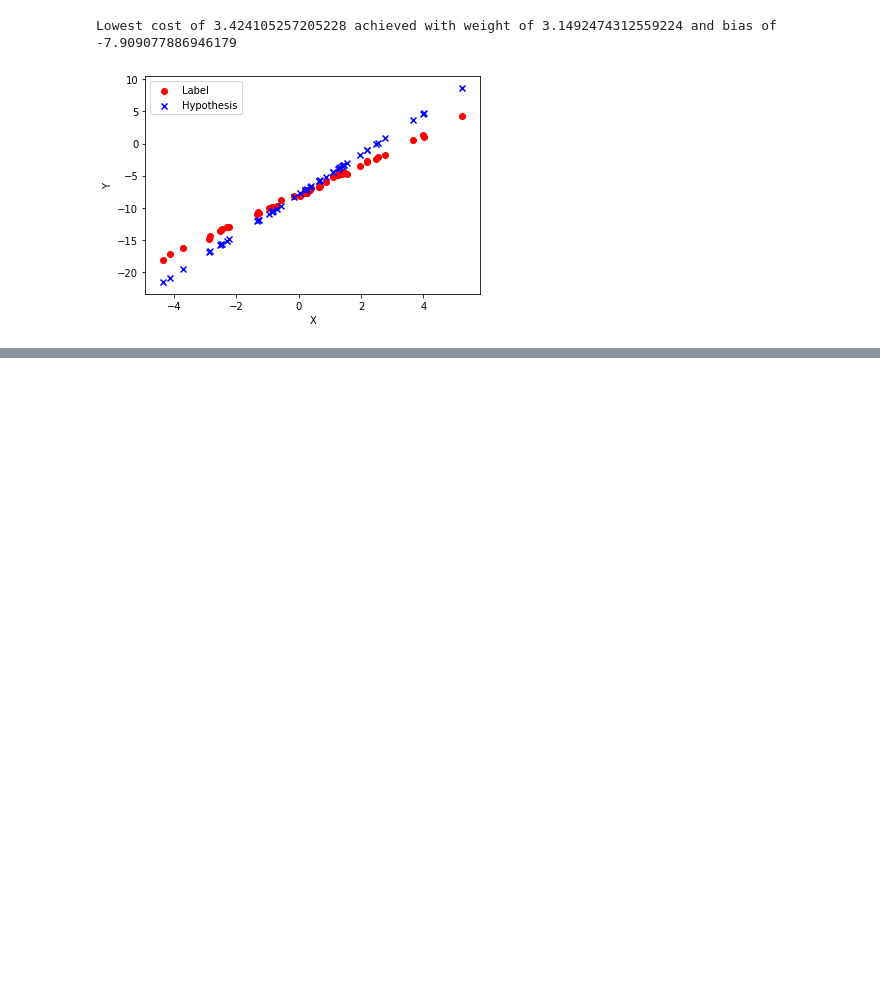
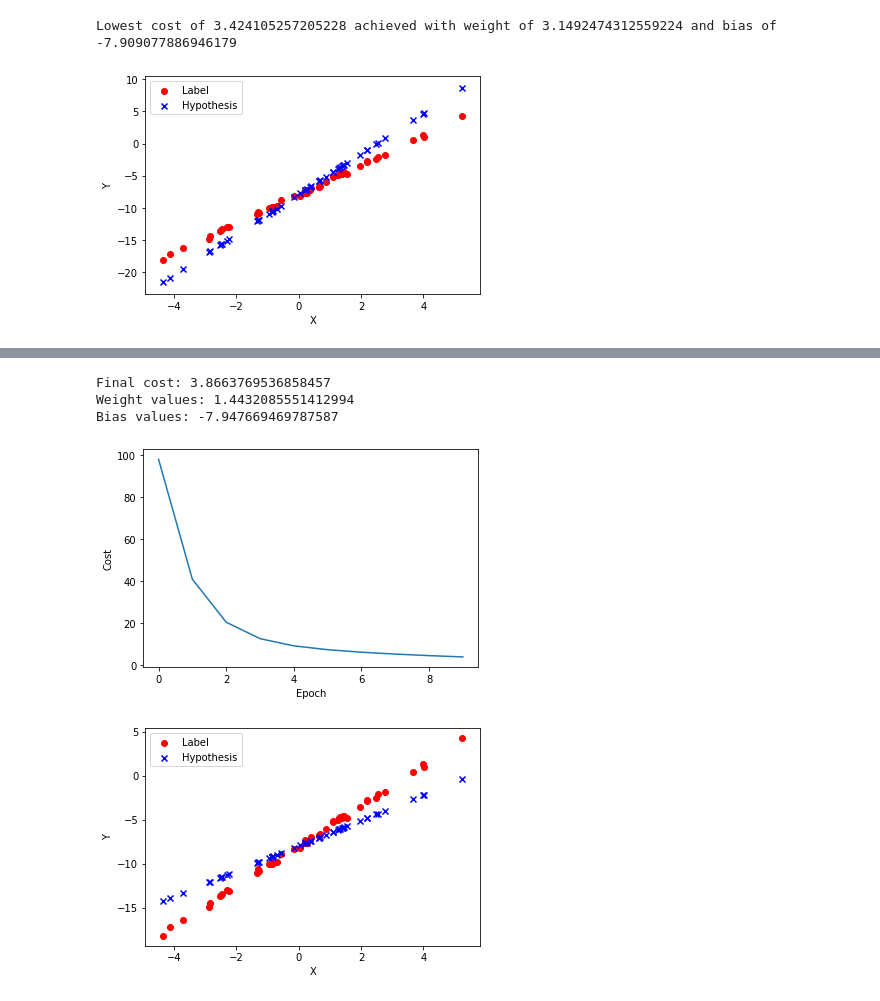
Before and after one commit to AInewbie/Basic, a Jupyter notebook: Notebook/LinearModel.ipynb, the cells around one changed output, grey strips where cells are left out. Cells and saved outputs as stored; diff of their text form; code cells hidden in the pictures; blank space fills up the shorter version.

```diff
--- a/Notebook/LinearModel.ipynb
+++ b/Notebook/LinearModel.ipynb
@@ -151,0 +197,33 @@ def grid_search(grid_search_values):
+# %%
+num_epochs = 10
+learning_rate = 0.21
+H = LinearHypothesis()
+
+def train(num_epochs, X, Y, H, L, plot_cost_curve=False):
+    all_costs = [] # initialise empty list of costs to plot later
+    for e in range(num_epochs): # for this many complete runs through the dataset
+        y_hat = H(X) # make predictions
+        cost = L(y_hat, Y) # compute loss
+        dLdw, dLdb = H.calc_deriv(X, y_hat,Y) # calculate gradient of current loss with respect to model parameters
+        new_w =H.w - learning_rate * dLdw  # compute new model weight using gradient descent update rule
+        new_b = H.b  - learning_rate * dLdb # compute new model bias using gradient descent update rule
+        H.update_params(new_w, new_b) # update model weight and bias
+        all_costs.append(cost) # add cost for this batch of examples to the list of costs (for plotting)
+    if plot_cost_curve: # plot stuff
+        plt.figure() # make a figure
+        plt.ylabel('Cost')
+        plt.xlabel('Epoch')
+        plt.plot(all_costs) # plot costs
+    print('Final cost:', cost)
+    print('Weight values:', H.w)
+    print('Bias values:', H.b)
+    #return cost, H.w
+
+train(num_epochs, X, Y, H, L, plot_cost_curve=True) # train model and plot cost curve
+plot_h_vs_y(X, H(X), Y) # plot predictions and true data
+# %% [output]
+Final cost: 3.8663769536858457
+Weight values: 1.4432085551412994
+Bias values: -7.947669469787587
+[figure, added]
+[figure, added]
```
Also changed, not shown: parts of 2 cells of this notebook.
